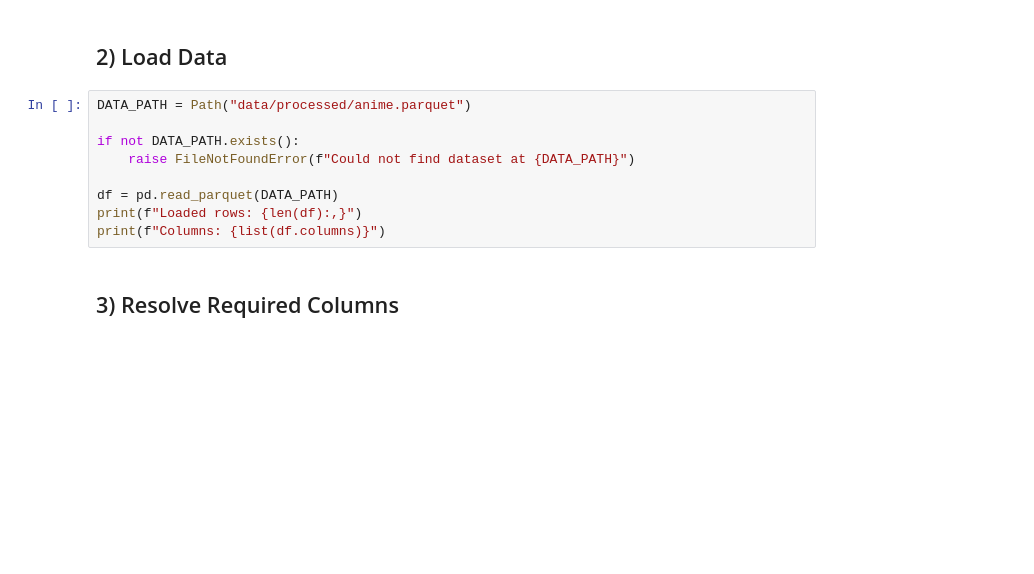
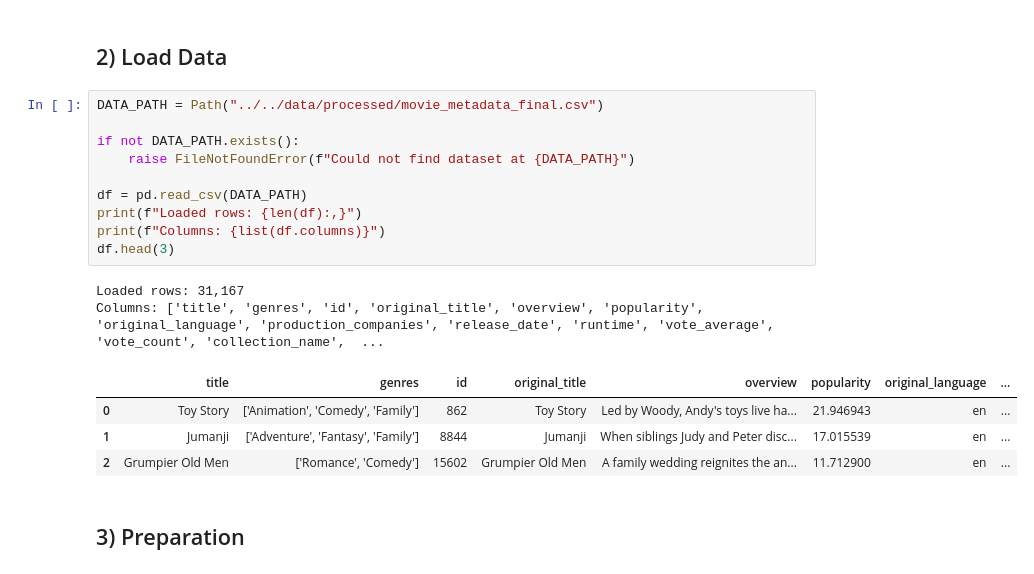
Before and after one commit to ygtkayali/Content-Recommendation, a Jupyter notebook: ml/experiments/content_based_filtering.ipynb, the cells around one changed output. Saved outputs shown, nothing was run; the diff lists cells and outputs as text; blank space fills up the shorter version.

Commit message:
feat: migrate app and deployment to movie dataset

```diff
--- a/ml/experiments/content_based_filtering.ipynb
+++ b/ml/experiments/content_based_filtering.ipynb
@@ -23,14 +28,22 @@ ModuleNotFoundError: No module named 'sentence_transformers'
 # %% [markdown]
 ## 2) Load Data
 # %%
-DATA_PATH = Path("data/processed/anime.parquet")
+DATA_PATH = Path("../../data/processed/movie_metadata_final.csv")
 
 if not DATA_PATH.exists():
     raise FileNotFoundError(f"Could not find dataset at {DATA_PATH}")
 
-df = pd.read_parquet(DATA_PATH)
+df = pd.read_csv(DATA_PATH)
 print(f"Loaded rows: {len(df):,}")
 print(f"Columns: {list(df.columns)}")
+df.head(3)
+# %% [output]
+Loaded rows: 31,167
+Columns: ['title', 'genres', 'id', 'original_title', 'overview', 'popularity', 'original_language', 'production_companies', 'release_date', 'runtime', 'vote_average', 'vote_count', 'collection_name',  ...
+|  | title | genres | id | original_title | overview | popularity | original_language | ... |
+| 0 | Toy Story | ['Animation', 'Comedy', 'Family'] | 862 | Toy Story | Led by Woody, Andy's toys live ha... | 21.946943 | en | ... |
+| 1 | Jumanji | ['Adventure', 'Fantasy', 'Family'] | 8844 | Jumanji | When siblings Judy and Peter disc... | 17.015539 | en | ... |
+| 2 | Grumpier Old Men | ['Romance', 'Comedy'] | 15602 | Grumpier Old Men | A family wedding reignites the an... | 11.712900 | en | ... |
 # %% [markdown]
-## 3) Resolve Required Columns
+## 3) Preparation
 # %%
```
Also changed, not shown: parts of 15 cells of this notebook, 21 other files.
